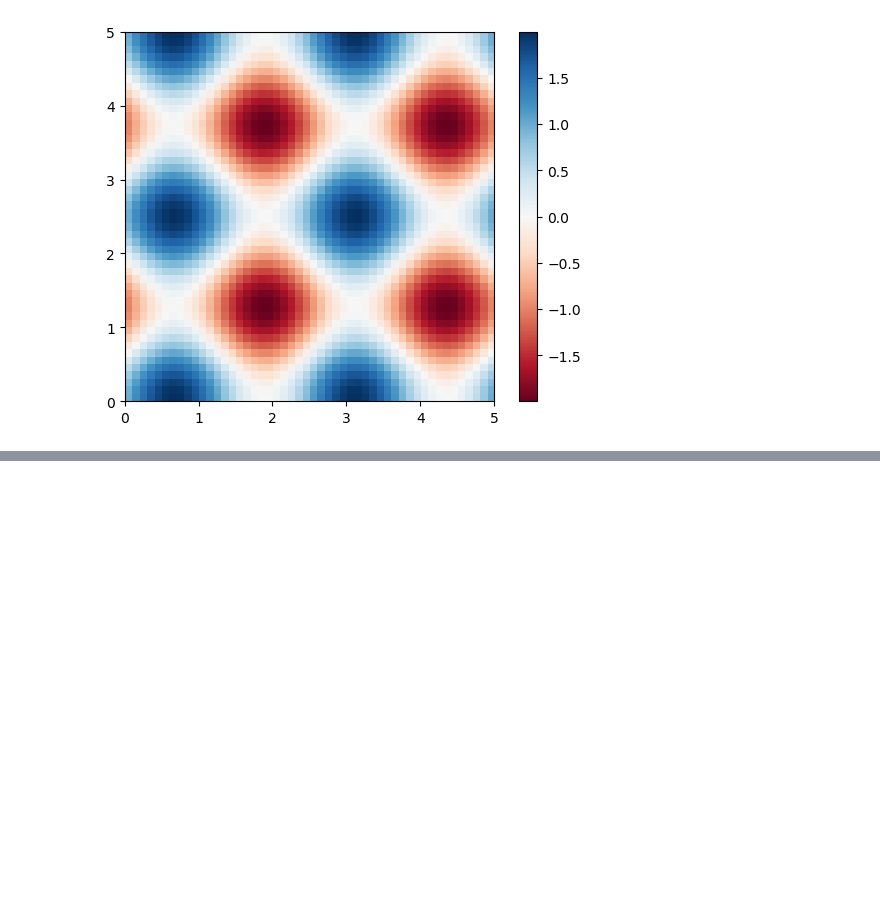
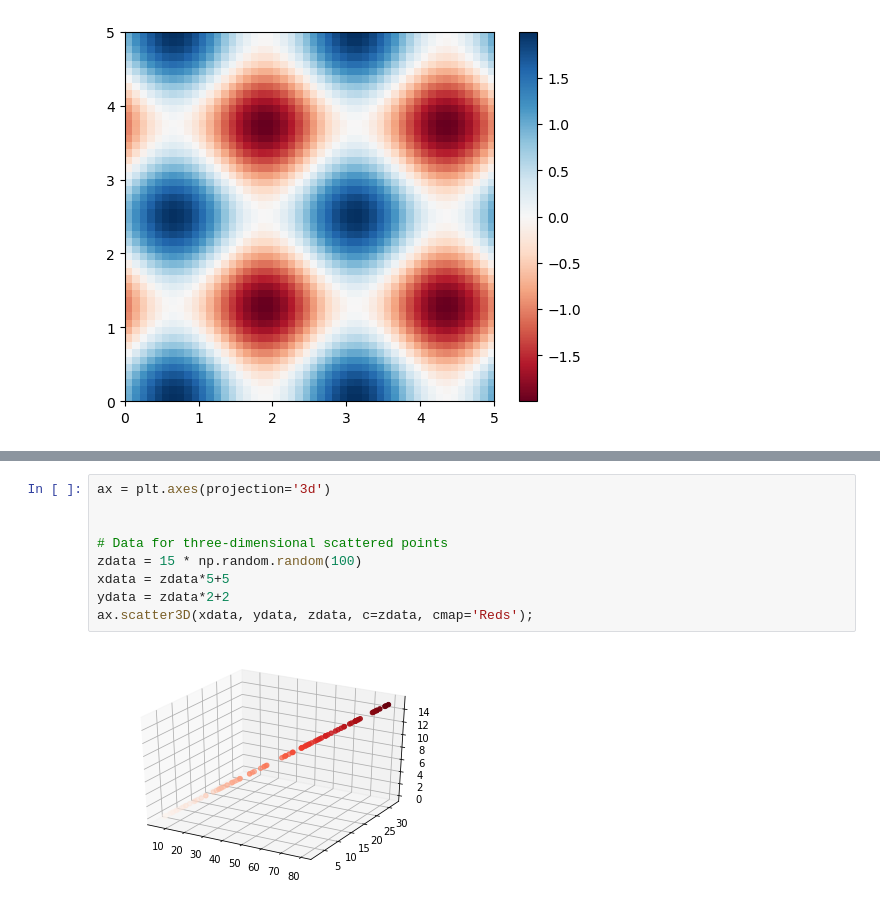
Before and after one commit to dan1dr/master_DS, a Jupyter notebook: 3.Data_Visualization/Matplotlib.ipynb, the cells around one changed output, grey strips where cells are left out. Cells and saved outputs as stored; diff of their text form; blank space fills up the shorter version.

```diff
--- a/3.Data_Visualization/Matplotlib.ipynb
+++ b/3.Data_Visualization/Matplotlib.ipynb
@@ -878,0 +904,11 @@ plt.axis(aspect='image');
+# %%
+ax = plt.axes(projection='3d')
+
+
+# Data for three-dimensional scattered points
+zdata = 15 * np.random.random(100)
+xdata = zdata*5+5
+ydata = zdata*2+2
+ax.scatter3D(xdata, ydata, zdata, c=zdata, cmap='Reds');
+# %% [output]
+[figure, added]
```
Also changed, not shown: parts of 32 cells of this notebook.
